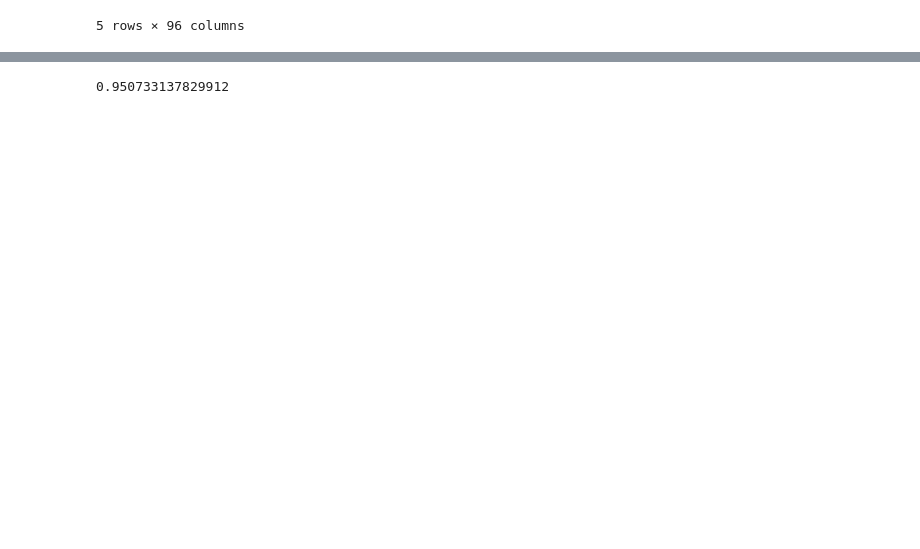
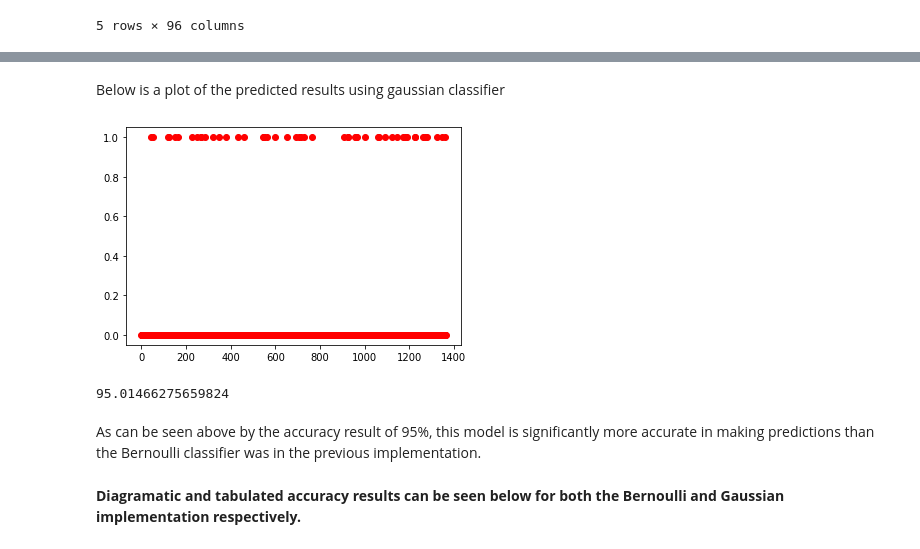
Before and after one commit to RushilPatel0703/ACML_Project, a Jupyter notebook: ACML_Project_Draft.ipynb, the cells around one changed output, grey strips where cells are left out. Drawn from its saved outputs; the diff is of its cells as text; code cells hidden in the pictures; blank space fills up the shorter version.

```diff
--- a/ACML_Project_Draft.ipynb
+++ b/ACML_Project_Draft.ipynb
@@ -71,11 +154,22 @@ y_pred1 = classifer1.predict(X_test)
+# %% [markdown]
+Below is a plot of the predicted results using gaussian classifier
+# %%
+plt.scatter(range(len(y_pred1)), y_pred1, color='red')
+plt.show()
+# %% [output]
+[figure, added]
 # %%
 # importing accuracy score
 from sklearn.metrics import accuracy_score
 
 # printing the accuracy of the model
-print(accuracy_score(y_test,y_pred1))
+print(accuracy_score(y_test,y_pred1)* 100)
 # %% [output]
-0.950733137829912
+95.01466275659824
+# %% [markdown]
+As can be seen above by the accuracy result of 95%, this model is significantly more accurate in making predictions than the Bernoulli classifier was in the previous implementation.
+# %% [markdown]
+**Diagramatic and tabulated accuracy results can be seen below for both the Bernoulli and Gaussian implementation respectively.**
 # %%
 # importing the required modules
 import seaborn as sns
```
Also changed, not shown: parts of 27 cells of this notebook.
